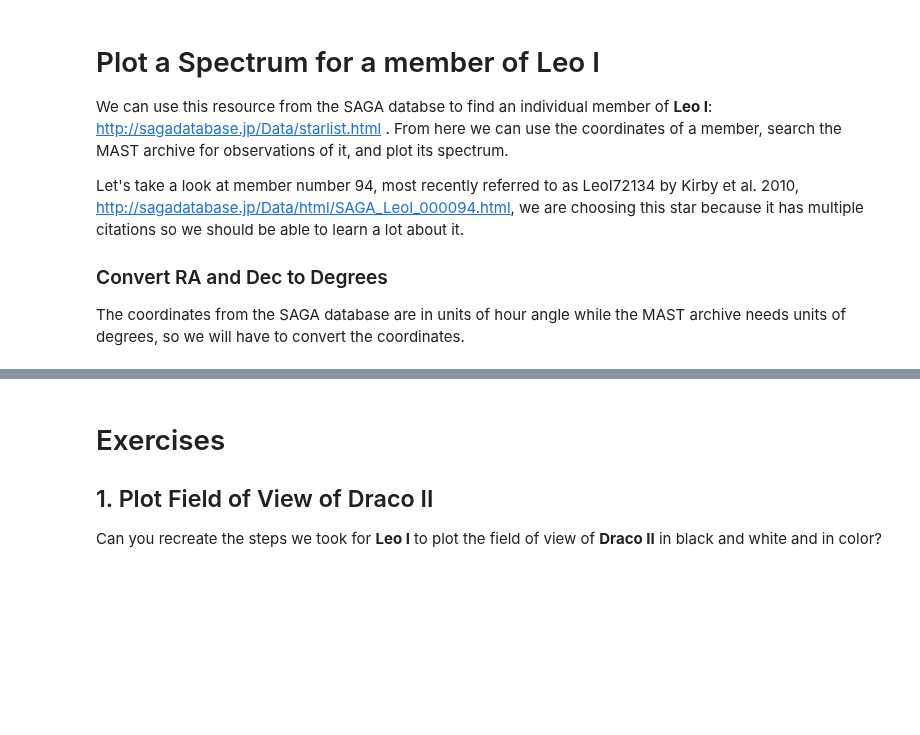
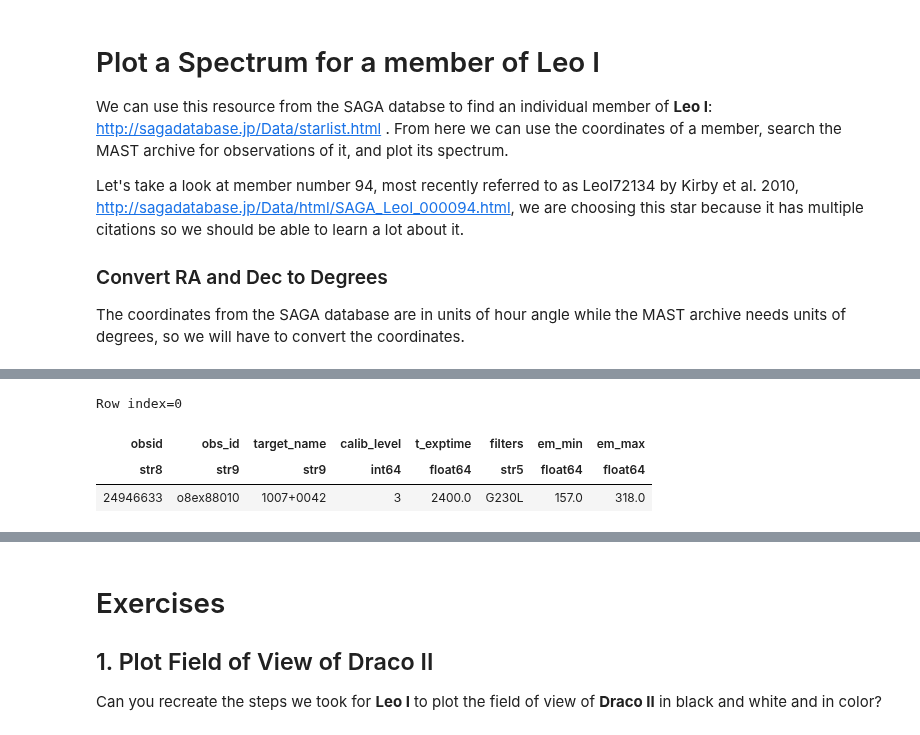
Before and after one commit to ScienceBetter/notebooks-stsci, a Jupyter notebook: notebooks/MAST/ultrafaint_dwarf_galaxy_search/ultrafaint_dwarf_galaxy_search.ipynb, the cells around one changed output, grey strips where cells are left out. Saved outputs shown, nothing was run; the diff lists cells and outputs as text; code cells hidden in the pictures; blank space fills up the shorter version.

```diff
--- a/notebooks/MAST/ultrafaint_dwarf_galaxy_search/ultrafaint_dwarf_galaxy_search.ipynb
+++ b/notebooks/MAST/ultrafaint_dwarf_galaxy_search/ultrafaint_dwarf_galaxy_search.ipynb
@@ -388,0 +402,11 @@ dec = c.dec.deg
+# %%
+g230L_table = hst_table['obsid','obs_id','target_name','calib_level',
+                        't_exptime','filters','em_min','em_max'][hst_table['filters']=='G230L']
+
+sel_table = g230L_table[np.argmax(g230L_table['t_exptime'])]
+sel_table
+# %% [output]
+Row index=0
+| obsid | obs_id | target_name | calib_level | t_exptime | filters | em_min | em_max |
+| str8 | str9 | str9 | int64 | float64 | str5 | float64 | float64 |
+| 24946633 | o8ex88010 | 1007+0042 | 3 | 2400.0 | G230L | 157.0 | 318.0 |
```
Also changed, not shown: parts of 13 cells of this notebook.
